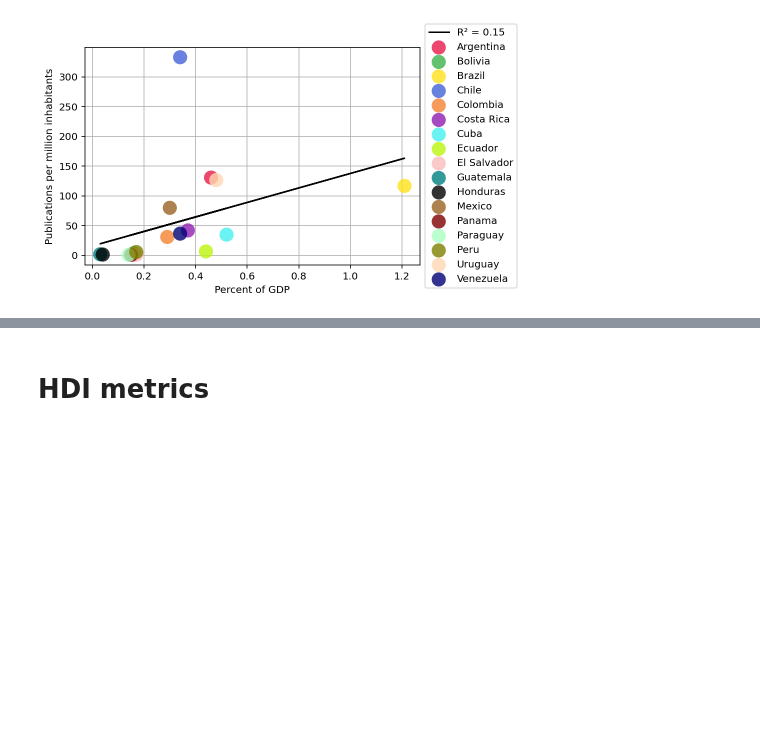
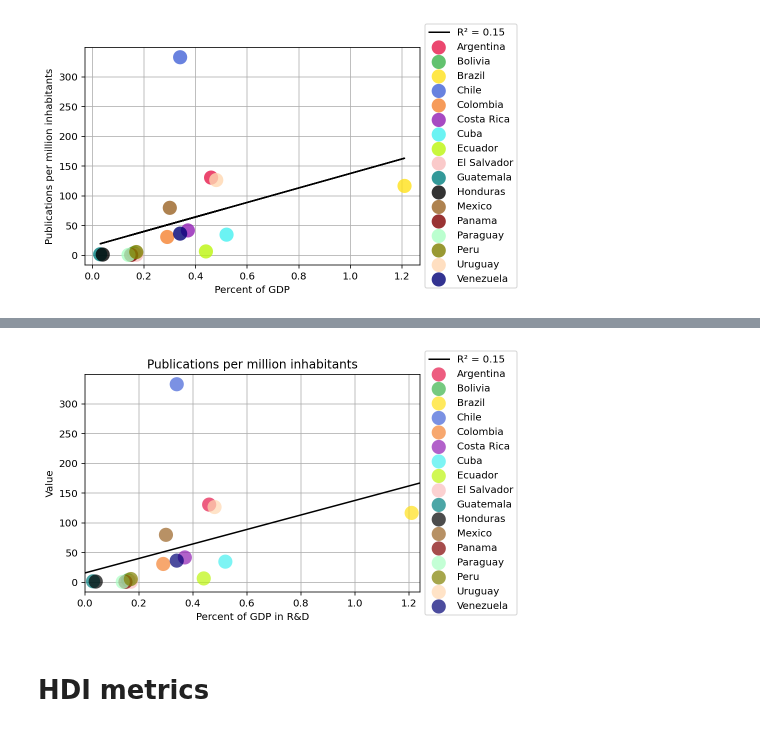
Before and after one commit to restrepo/inspireauth, a Jupyter notebook: INSPIREHEP_new_nbs/INSPIREHEP_new_publications.ipynb, the cells around one changed output, grey strips where cells are left out. Saved outputs shown, nothing was run; the diff lists cells and outputs as text; code cells hidden in the pictures; blank space fills up the shorter version.

```diff
--- a/INSPIREHEP_new_nbs/INSPIREHEP_new_publications.ipynb
+++ b/INSPIREHEP_new_nbs/INSPIREHEP_new_publications.ipynb
@@ -746,3 +672,80 @@ gen_publications_sp()
+# %%
+# Include linear regression
+from scipy.stats import linregress
+from sklearn.metrics import r2_score
+import numpy as np
+import matplotlib.pyplot as plt
+
+def gen_publications_sp():
+
+    fig, ax = plt.subplots()
+
+    data = list(zip(LA_countries,
+                    gdp.values(),
+                    papers_pc.values(),
+                    population.values()))
+
+    # Extract x (Percent of GDP) and y (Publications per million inhabitants) values
+    x_values = []
+    y_values = []
+
+    for i in range(len(data)):
+        # Handle missing data
+        if data[i][1] is not None and data[i][2] is not None:
+            x = data[i][1]  # GDP percentage
+            y = data[i][2]  # Publications per million
+            r = data[i][3]  # Radius (population)
+            x_values.append(x)
+            y_values.append(y)
+            ax.scatter(x, y, label=data[i][0], s=200, alpha=0.7, c=colour_list[i], edgecolors='none')
+
+    # Ensure x_values and y_values are not empty before regression
+    if not x_values or not y_values:
+        print("Error: No valid data points for regression.")
+        return
+
+    # Perform linear regression
+    slope, intercept, r_value, p_value, std_err = linregress(x_values, y_values)
+
+    # Generate extended x values
+    x_min = min(x_values)
+    x_max = max(x_values)
+    x_range = np.linspace(x_min - 0.03, x_max + 0.03, 100)
+
+    regression_line = slope * x_range + intercept
+
+    # Filter to keep only points where y >= 0
+    valid_indices = regression_line >= 0
+    x_filtered = x_range[valid_indices]
+    y_filtered = regression_line[valid_indices]
+
+    # Calculate R-squared value
+    r_squared = r2_score(y_values, slope * np.array(x_values) + intercept)
+
+    # Plot the regression line (only valid range)
+    ax.plot(x_filtered, y_filtered, color="black", linestyle="-", label=f'R² = {r_squared:.2f}')
+
+    # Format
+    ax.set_xlabel('Percent of GDP in R&D')
+    ax.set_ylabel('Value')
+    ax.set_title('Publications per million inhabitants')
+
+    ax.set_xlim(x_min - 0.03, x_max + 0.03)  # Adjust x-limits safely
+
+    ax.grid(True)
+    ax.set_axisbelow(True)
+
+    # Specify the legend location outside the plot
+    ax.legend(loc='center left', bbox_to_anchor=(1, 0.5))
+
+    fig.savefig(f'../figures/papers/all_publications_sp.pdf',
+                dpi=150, bbox_inches='tight')
+
+    plt.show()
+
+gen_publications_sp()
+# %% [output]
+[figure, added]
 # %% [markdown]
 # HDI metrics
 # %%
```
Also changed, not shown: parts of 10 cells of this notebook, 2 other files.
